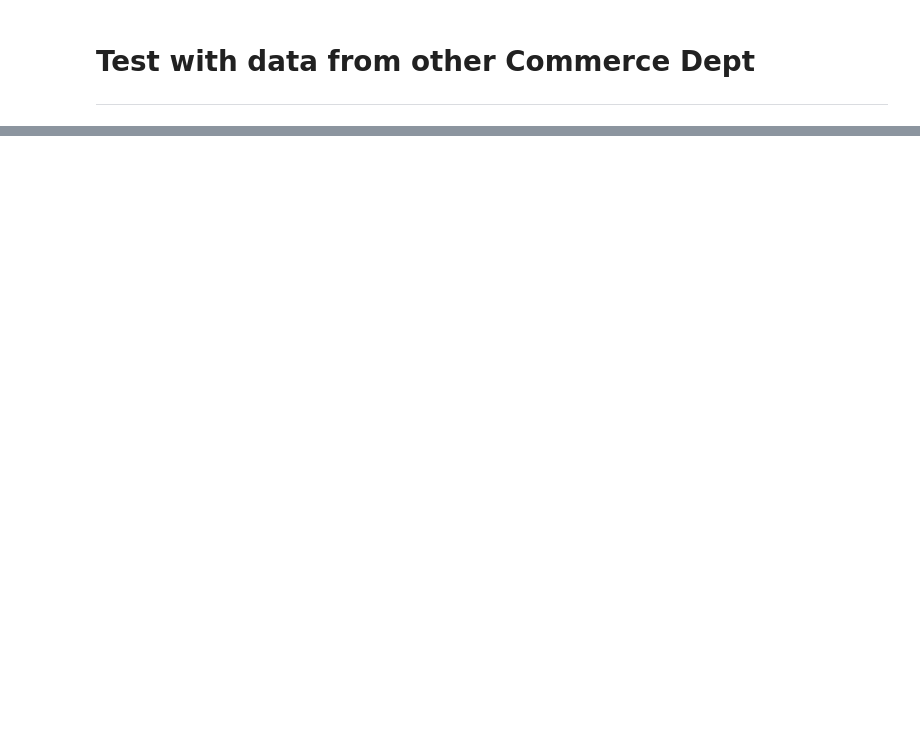
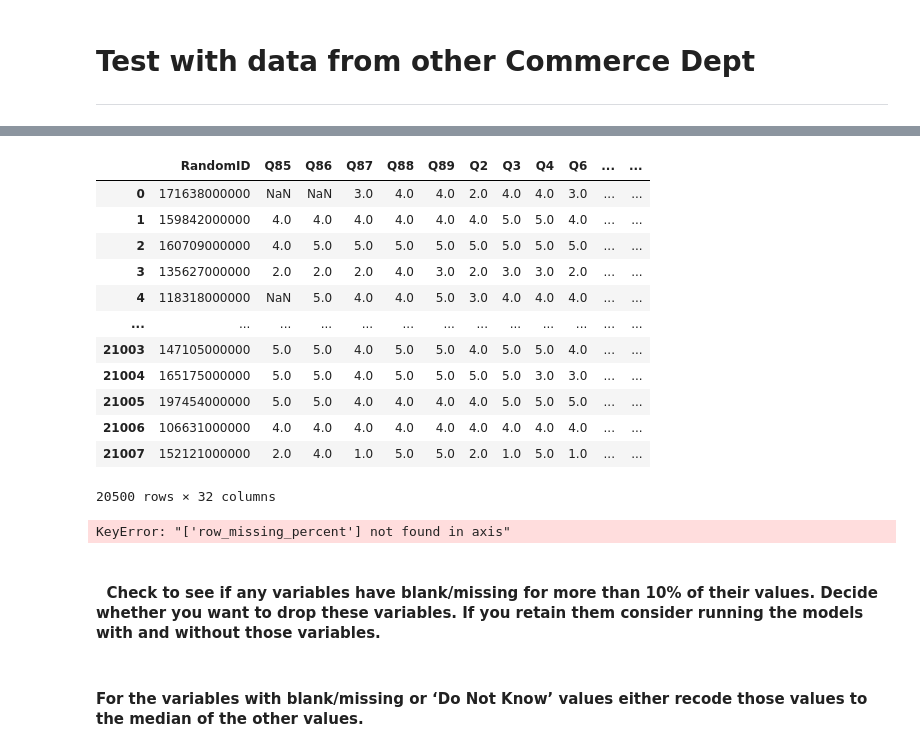
Before and after one commit to CJunger/agency-turnover, a Jupyter notebook: agency_analysis.ipynb, the cells around one changed output, grey strips where cells are left out. Saved outputs shown, nothing was run; the diff lists cells and outputs as text; code cells hidden in the pictures; blank space fills up the shorter version.

```diff
--- a/agency_analysis.ipynb
+++ b/agency_analysis.ipynb
@@ -796,0 +431,24 @@ shap.summary_plot(shap_values, X_test)
+# %%
+# drop rows with %missing more than 50% missing data
+cutpoint = .5
+#drop rows w
+df_commerce_relevant_answered = df_commerce_relevant.loc[df_commerce_relevant['row_missing_percent']<cutpoint]
+df_commerce_relevant_answered
+# %% [output]
+|  | RandomID | Q85 | Q86 | Q87 | Q88 | Q89 | Q2 | Q3 | Q4 | Q6 | ... | ... |
+| 0 | 171638000000 | NaN | NaN | 3.0 | 4.0 | 4.0 | 2.0 | 4.0 | 4.0 | 3.0 | ... | ... |
+| 1 | 159842000000 | 4.0 | 4.0 | 4.0 | 4.0 | 4.0 | 4.0 | 5.0 | 5.0 | 4.0 | ... | ... |
+| 2 | 160709000000 | 4.0 | 5.0 | 5.0 | 5.0 | 5.0 | 5.0 | 5.0 | 5.0 | 5.0 | ... | ... |
+| 3 | 135627000000 | 2.0 | 2.0 | 2.0 | 4.0 | 3.0 | 2.0 | 3.0 | 3.0 | 2.0 | ... | ... |
+| 4 | 118318000000 | NaN | 5.0 | 4.0 | 4.0 | 5.0 | 3.0 | 4.0 | 4.0 | 4.0 | ... | ... |
+| ... | ... | ... | ... | ... | ... | ... | ... | ... | ... | ... | ... | ... |
+| 21003 | 147105000000 | 5.0 | 5.0 | 4.0 | 5.0 | 5.0 | 4.0 | 5.0 | 5.0 | 4.0 | ... | ... |
+| 21004 | 165175000000 | 5.0 | 5.0 | 4.0 | 5.0 | 5.0 | 5.0 | 5.0 | 3.0 | 3.0 | ... | ... |
+| 21005 | 197454000000 | 5.0 | 5.0 | 4.0 | 4.0 | 4.0 | 4.0 | 5.0 | 5.0 | 5.0 | ... | ... |
+| 21006 | 106631000000 | 4.0 | 4.0 | 4.0 | 4.0 | 4.0 | 4.0 | 4.0 | 4.0 | 4.0 | ... | ... |
+| 21007 | 152121000000 | 2.0 | 4.0 | 1.0 | 5.0 | 5.0 | 2.0 | 1.0 | 5.0 | 1.0 | ... | ... |
+20500 rows × 32 columns
+# %%
+df_commerce_relevant_answered.drop(labels='row_missing_percent', axis=1, inplace=True)
+# %% [output]
+KeyError: "['row_missing_percent'] not found in axis"
@@ -796,0 +459,2 @@ shap.summary_plot(shap_values, X_test)
+# %% [markdown]
+####   Check to see if any variables have blank/missing for more than 10% of their values. Decide whether you want to drop these variables. If you retain them consider running the models with and without those variables.
@@ -796,0 +466,2 @@ shap.summary_plot(shap_values, X_test)
+# %% [markdown]
+#### For the variables with blank/missing or ‘Do Not Know’ values either recode those values to the median of the other values.
```
Also changed, not shown: parts of 66 cells of this notebook.
